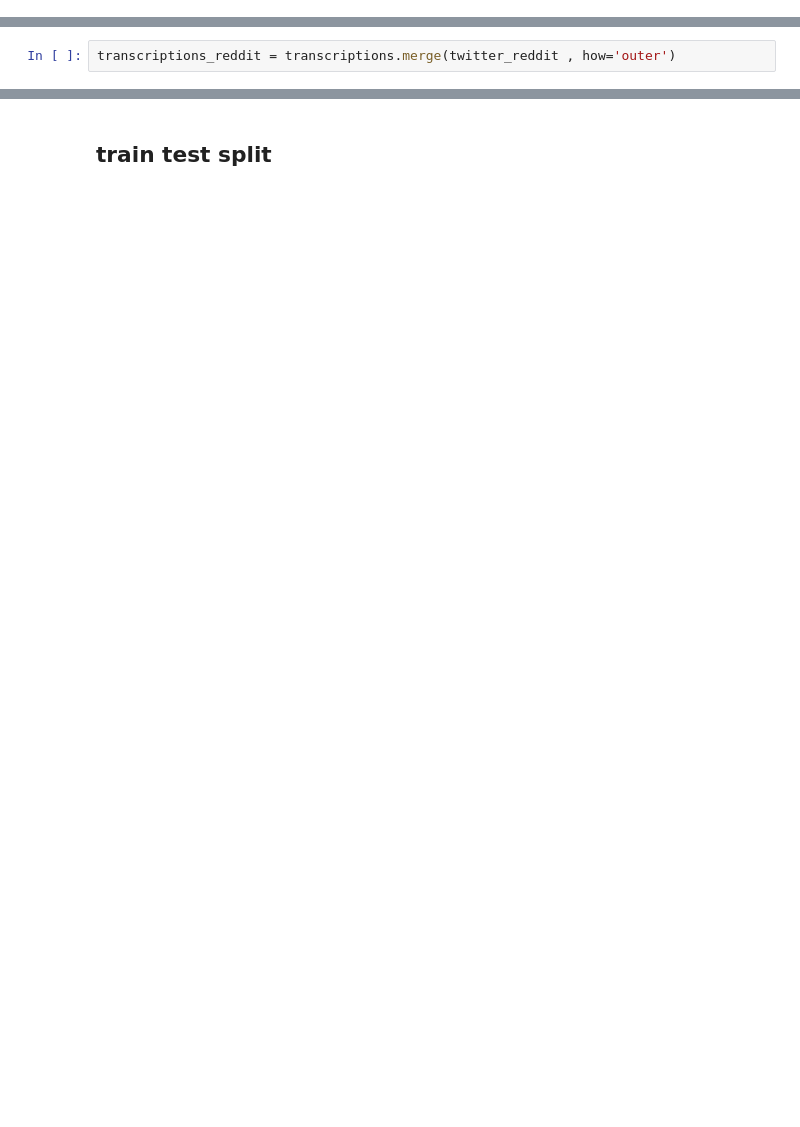
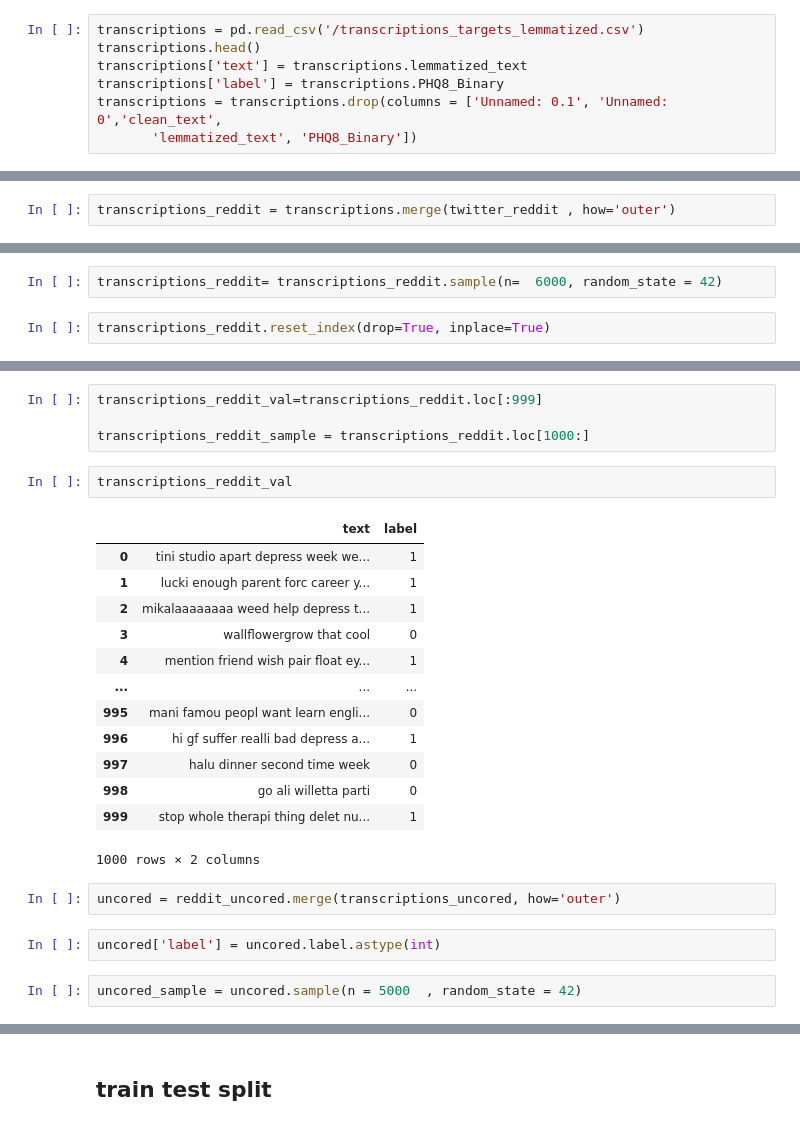
Before and after one commit to JoacoSoulez/Smart-Detector-of-Depressive-Disorder, a Jupyter notebook: notebooks/neural networks/rnn_word2vec_all_data.ipynb, the cells around one changed output, grey strips where cells are left out. Cells and saved outputs as stored; diff of their text form; blank space fills up the shorter version.

```diff
--- a/notebooks/neural networks/rnn_word2vec_all_data.ipynb
+++ b/notebooks/neural networks/rnn_word2vec_all_data.ipynb
@@ -81,0 +33,7 @@ transcriptions_uncored.head()
+# %%
+transcriptions = pd.read_csv('/transcriptions_targets_lemmatized.csv')
+transcriptions.head()
+transcriptions['text'] = transcriptions.lemmatized_text
+transcriptions['label'] = transcriptions.PHQ8_Binary
+transcriptions = transcriptions.drop(columns = ['Unnamed: 0.1', 'Unnamed: 0','clean_text',
+       'lemmatized_text', 'PHQ8_Binary'])
@@ -158,0 +83,4 @@ sns.histplot(text_word_lengths)
+# %%
+transcriptions_reddit= transcriptions_reddit.sample(n=  6000, random_state = 42)
+# %%
+transcriptions_reddit.reset_index(drop=True, inplace=True)
@@ -158,0 +103,26 @@ sns.histplot(text_word_lengths)
+# %%
+transcriptions_reddit_val=transcriptions_reddit.loc[:999]
+
+transcriptions_reddit_sample = transcriptions_reddit.loc[1000:]
+# %%
+transcriptions_reddit_val
+# %% [output]
+|  | text | label |
+| 0 | tini studio apart depress week we... | 1 |
+| 1 | lucki enough parent forc career y... | 1 |
+| 2 | mikalaaaaaaaa weed help depress t... | 1 |
+| 3 | wallflowergrow that cool | 0 |
+| 4 | mention friend wish pair float ey... | 1 |
+| ... | ... | ... |
+| 995 | mani famou peopl want learn engli... | 0 |
+| 996 | hi gf suffer realli bad depress a... | 1 |
+| 997 | halu dinner second time week | 0 |
+| 998 | go ali willetta parti | 0 |
+| 999 | stop whole therapi thing delet nu... | 1 |
+1000 rows × 2 columns
+# %%
+uncored = reddit_uncored.merge(transcriptions_uncored, how='outer')
+# %%
+uncored['label'] = uncored.label.astype(int)
+# %%
+uncored_sample = uncored.sample(n = 5000  , random_state = 42)
```
Also changed, not shown: parts of 48 cells of this notebook, 6 other files.
